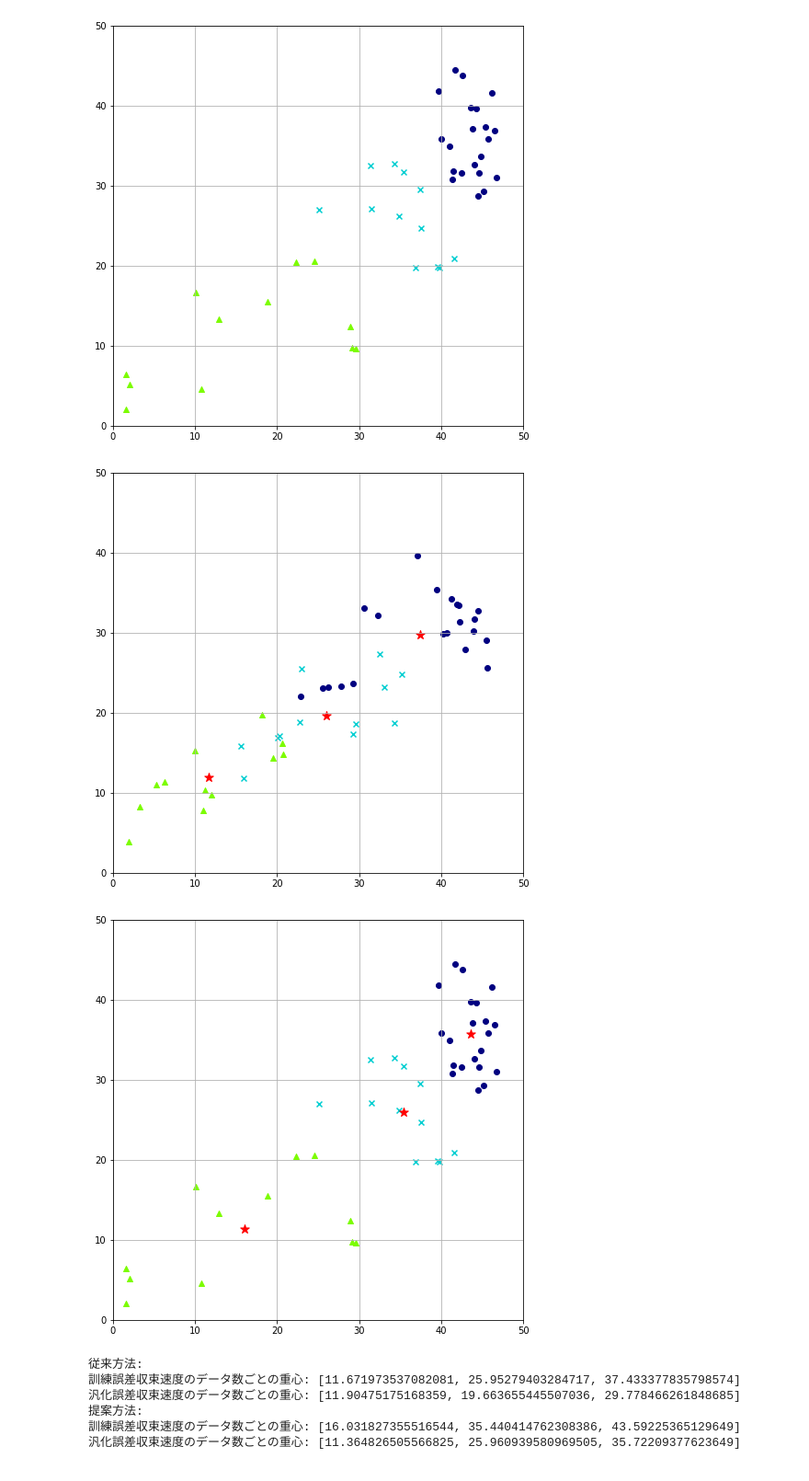
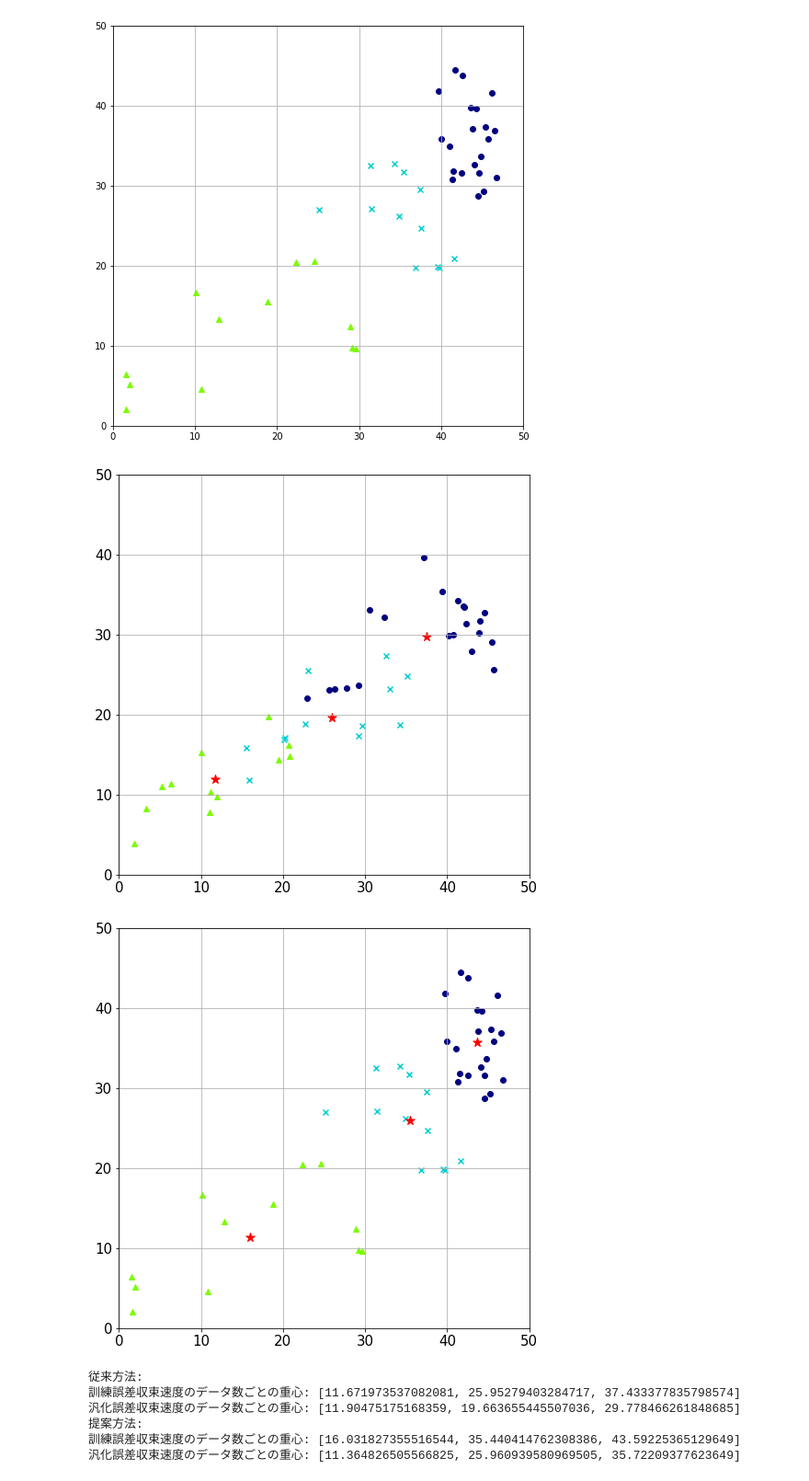
Before and after one commit to takitaki7474/m2-research-prototype, a Jupyter notebook: notebook/eval/eval8.ipynb, the cells around one changed output. Shown at 92% size. Saved outputs shown, nothing was run; the diff lists cells and outputs as text; code cells hidden in the pictures.

```diff
--- a/notebook/eval/eval8.ipynb
+++ b/notebook/eval/eval8.ipynb
@@ -97,35 +97,39 @@ for index in range(3):
 # 重心を追加
 
 fig1 = plt.figure(figsize=(8,8))
 
 plt.scatter(conv_train_sample_clusters[0], conv_test_sample_clusters[0], c="lawngreen", marker="^")
 plt.scatter(conv_train_sample_clusters[1], conv_test_sample_clusters[1], c="darkturquoise", marker="x")
 plt.scatter(conv_train_sample_clusters[2], conv_test_sample_clusters[2], c="navy")
 
 plt.scatter(conv_train_grav_centers[0], conv_test_grav_centers[0], s=100, c="red", marker="*")
 plt.scatter(conv_train_grav_centers[1], conv_test_grav_centers[1], s=100, c="red", marker="*")
 plt.scatter(conv_train_grav_centers[2], conv_test_grav_centers[2], s=100, c="red", marker="*")
 
+plt.xticks(fontsize=15)
+plt.yticks(fontsize=15)
 plt.xlim(0, 50)
 plt.ylim(0, 50)
 plt.grid(True)
 
 fig2 = plt.figure(figsize=(8,8))
 
 plt.scatter(prop_train_sample_clusters[0], prop_test_sample_clusters[0], c="lawngreen", marker="^")
 plt.scatter(prop_train_sample_clusters[1], prop_test_sample_clusters[1], c="darkturquoise", marker="x")
 plt.scatter(prop_train_sample_clusters[2], prop_test_sample_clusters[2], c="navy")
 
 plt.scatter(prop_train_grav_centers[0], prop_test_grav_centers[0], s=100, c="red", marker="*")
 plt.scatter(prop_train_grav_centers[1], prop_test_grav_centers[1], s=100, c="red", marker="*")
 plt.scatter(prop_train_grav_centers[2], prop_test_grav_centers[2], s=100, c="red", marker="*")
 
+plt.xticks(fontsize=15)
+plt.yticks(fontsize=15)
 plt.xlim(0, 50)
 plt.ylim(0, 50)
 plt.grid(True)
 # %% [output]
-[figure, old version]
+[figure, new version]
-[figure, old version]
+[figure, new version]
 # %%
 print("従来方法:")
 print("訓練誤差収束速度のデータ数ごとの重心: {0}".format(conv_train_grav_centers))
```
Also changed, not shown: parts of 2 cells of this notebook.
